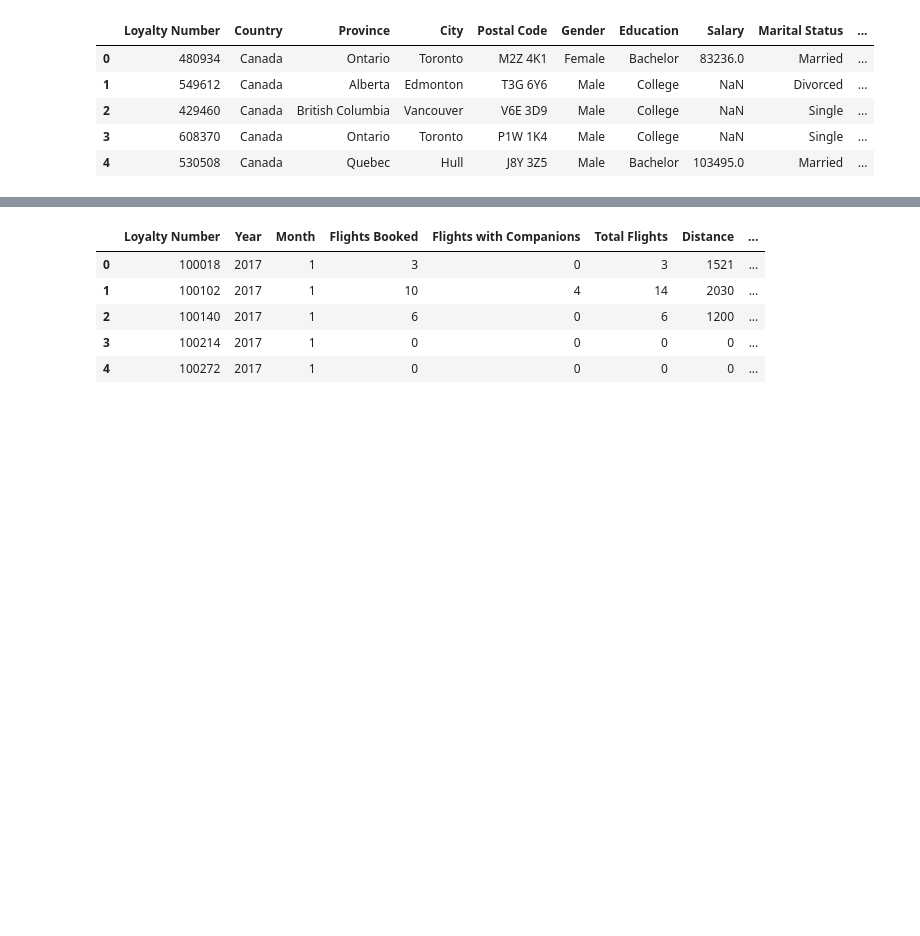
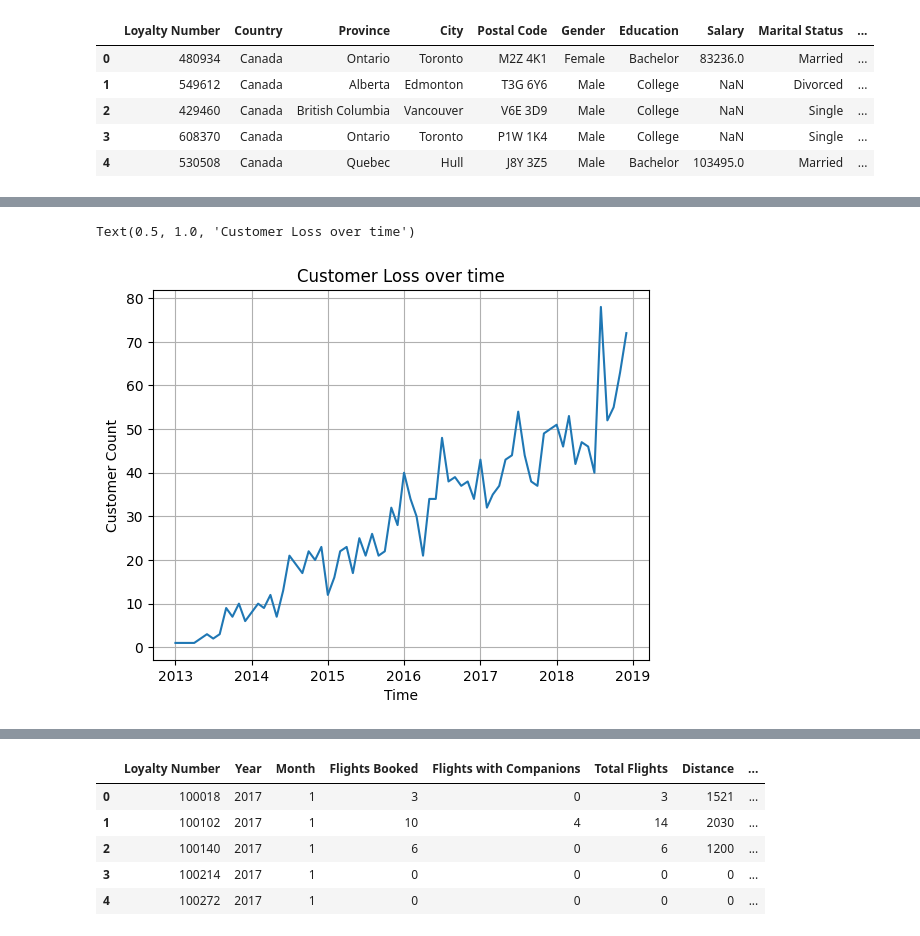
Before and after one commit to Sharath-Devanand/AirCanada-Campaign-Evaluation, a Jupyter notebook: exploratory_analysis.ipynb, the cells around one changed output, grey strips where cells are left out. Saved outputs shown, nothing was run; the diff lists cells and outputs as text; code cells hidden in the pictures; blank space fills up the shorter version.

```diff
--- a/exploratory_analysis.ipynb
+++ b/exploratory_analysis.ipynb
@@ -19,0 +242,17 @@ df_customer.head()
+# %%
+df_cancellation_count = df_customer.groupby(['Cancellation Year','Cancellation Month']).size().reset_index(name='Count')
+df_cancellation_count = df_cancellation_count.rename(columns={"Cancellation Year":"year","Cancellation Month":"month"})
+
+df_cancellation_count['time'] = pd.to_datetime(
+  df_cancellation_count[['year','month']]
+    .assign(day=1)
+)
+# %%
+sns.lineplot(data=df_cancellation_count, x="time", y="Count")
+plt.grid(True,zorder = 2)
+plt.xlabel('Time')
+plt.ylabel('Customer Count')
+plt.title('Customer Loss over time')
+# %% [output]
+Text(0.5, 1.0, 'Customer Loss over time')
+[figure, added]
```
Also changed, not shown: parts of 51 cells of this notebook, 2 other files.
